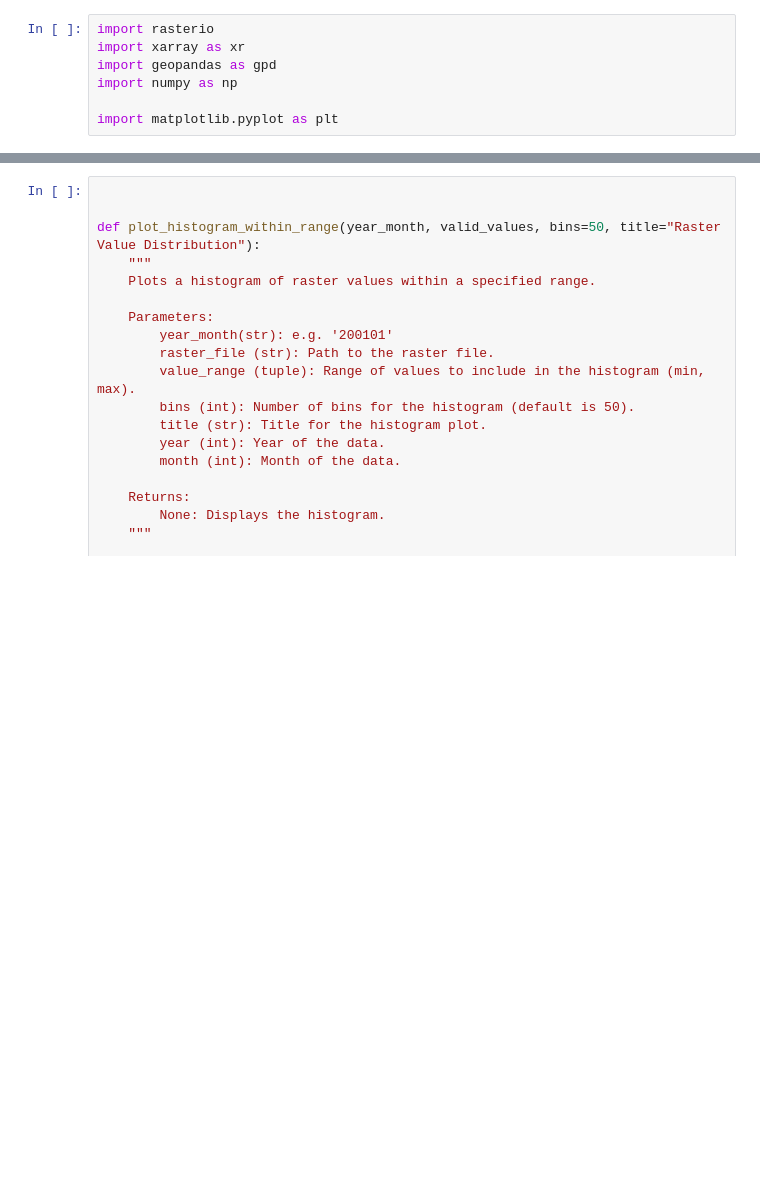
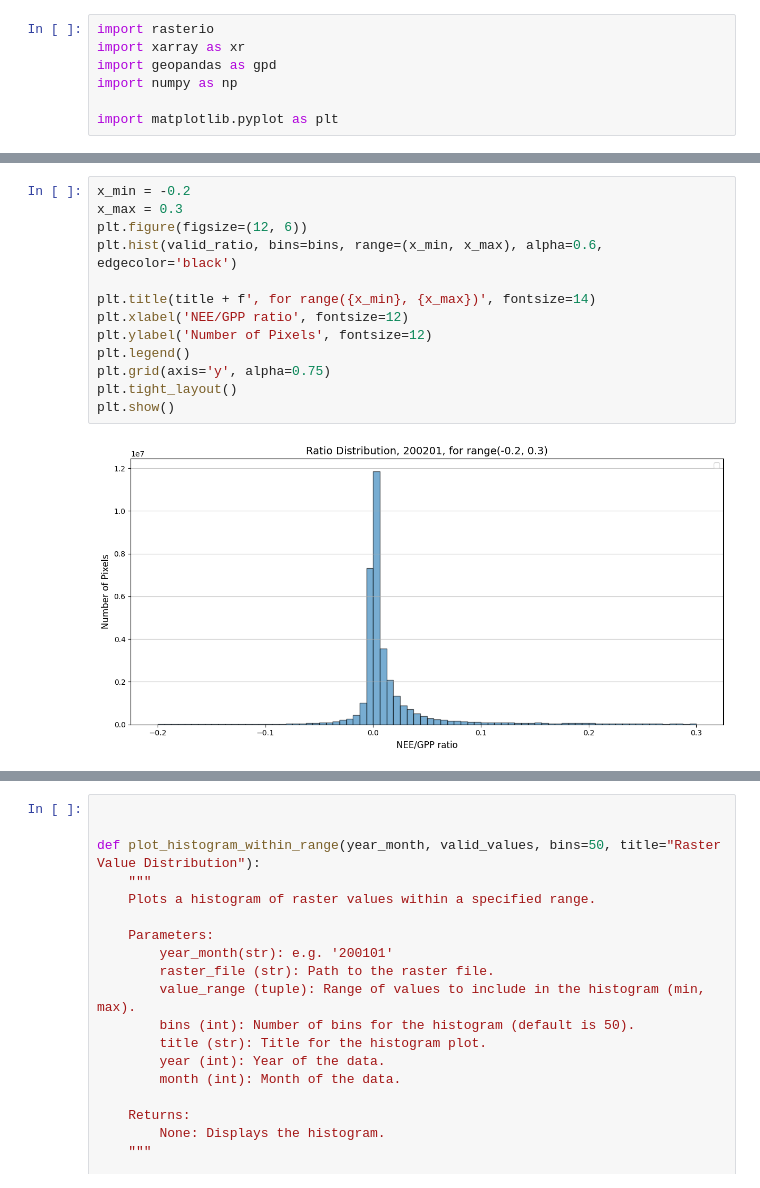
Before and after one commit to qifan-wu/urban_greening_windows, a Jupyter notebook: raster_distribution_check.ipynb, the cells around one changed output, grey strips where cells are left out. Drawn from its saved outputs; the diff is of its cells as text; blank space fills up the shorter version.

```diff
--- a/raster_distribution_check.ipynb
+++ b/raster_distribution_check.ipynb
@@ -88,0 +278,15 @@ plt.show()
+# %%
+x_min = -0.2
+x_max = 0.3
+plt.figure(figsize=(12, 6))
+plt.hist(valid_ratio, bins=bins, range=(x_min, x_max), alpha=0.6, edgecolor='black')
+
+plt.title(title + f', for range({x_min}, {x_max})', fontsize=14)
+plt.xlabel('NEE/GPP ratio', fontsize=12)
+plt.ylabel('Number of Pixels', fontsize=12)
+plt.legend()
+plt.grid(axis='y', alpha=0.75)
+plt.tight_layout()
+plt.show()
+# %% [output]
+[figure, added]
```
Also changed, not shown: parts of 20 cells of this notebook.
